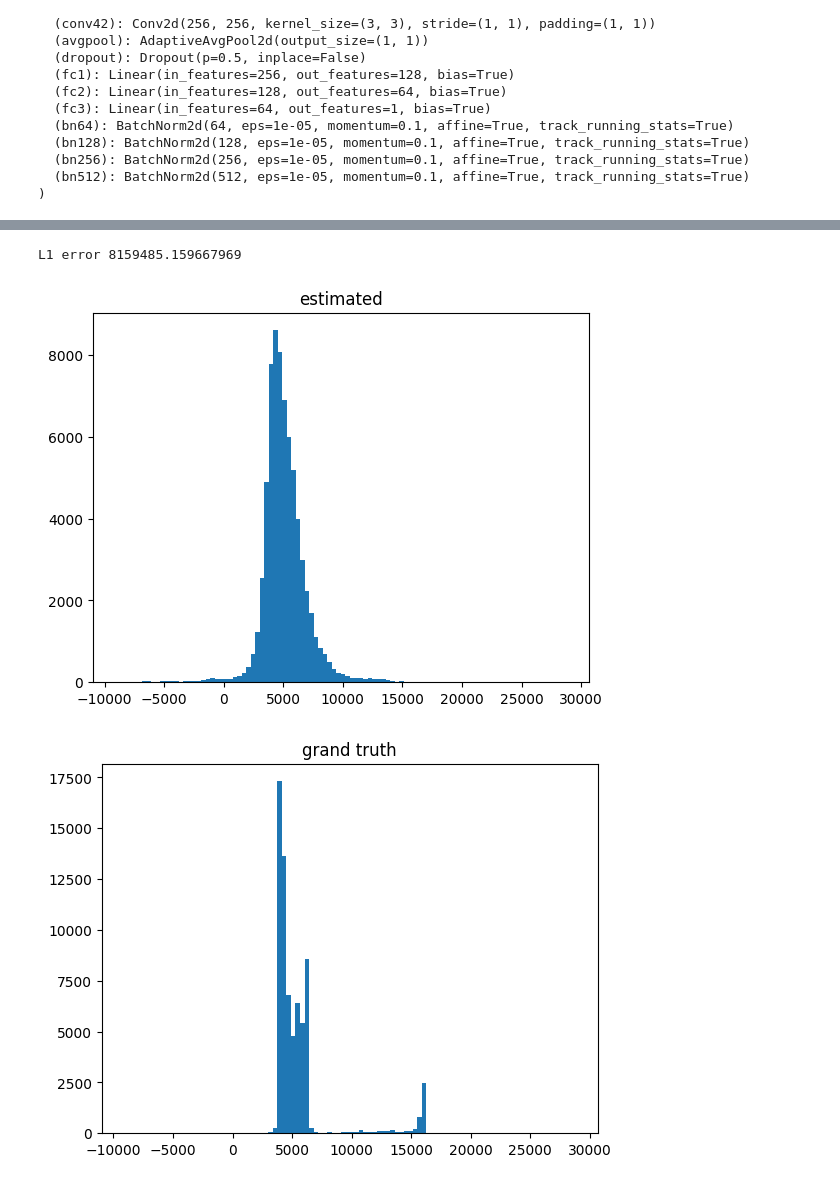
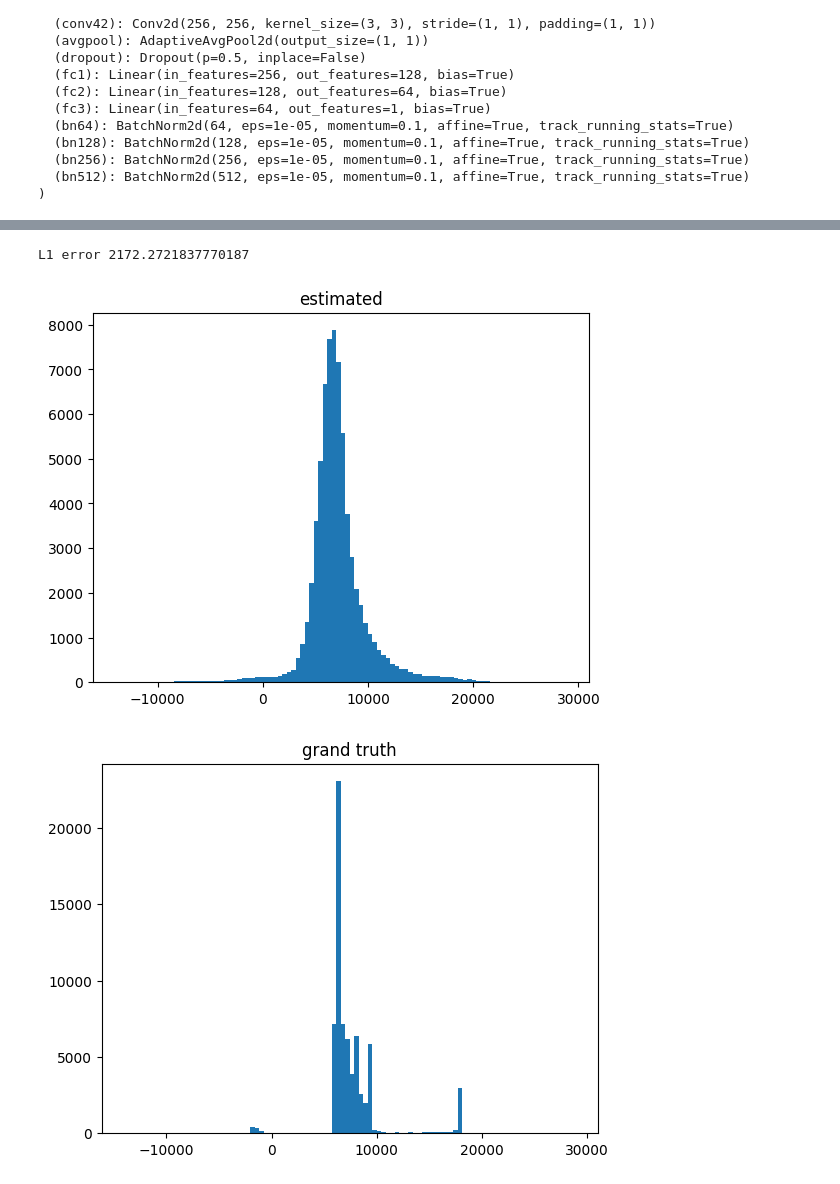
Before and after one commit to nakazawa-atsushi/LiquidLensProject, a Jupyter notebook: predict_depth.ipynb, the cells around one changed output, grey strips where cells are left out. Cells and saved outputs as stored; diff of their text form; code cells hidden in the pictures.

```diff
--- a/predict_depth.ipynb
+++ b/predict_depth.ipynb
@@ -98,11 +98,11 @@ class DepthEstimateData(torch.utils.data.Dataset):
 # %%
 # 対象となる画像データを読み出す (2 files)
 
-DIR = "data/202410080834/"
+DIR = "data/202410041747/"
 psize = 65
 width = 1600
 height = 1200
-DEPTH = 17000
+DEPTH = 12000
 files = [os.path.join(DIR,f"{DEPTH:05d}.bmp"), os.path.join(DIR,f"{DEPTH+50*DEPTH_GAP:05d}.bmp")]
 print(files)
 imgs = []
@@ -148,7 +148,7 @@ plt.imshow(result2.astype("int16"))
 plt.show()
 
 # 結果画像をリサイズして表示
-gt = gt[0:-1:5,0:-1:5]
+gt = gt[0:-1:5,0:-1:5].astype("float")
 plt.imshow((gt-DEPTH).astype("int16"))
 plt.show()
 
@@ -182,22 +176,19 @@ print(gt-DEPTH)
 # %%
 # エラーを計算する
-err = np.linalg.norm(gt-(result2-DEPTH),ord=1)
+err = np.linalg.norm((gt-DEPTH).flatten()-result2.flatten(),ord=1) / len(result2.flatten())
 print("L1 error", err)
 
 # ヒストグラムを表示する
 #resultのヒストグラムを表示する
 h = plt.hist(result2.flatten(), bins=100)
 plt.title("estimated")
 plt.show()
 #ground truthのヒストグラムを表示する
 #plt.hist(gt-DEPTH, bins=h[1])
 plt.hist(gt.flatten()-DEPTH,bins=100,range=(h[1][0],h[1][-1]))
 plt.title("grand truth")
 plt.show()
-plt.hist(gt.flatten()-DEPTH,bins=100)
-plt.title("grand truth")
-plt.show()
 # %% [output]
-L1 error 8159485.159667969
+L1 error 2172.2721837770187
-[figure, old version]
+[figure, new version]
-[figure, old version]
+[figure, new version]
```
Also changed, not shown: parts of 4 cells of this notebook, 3 other files.
